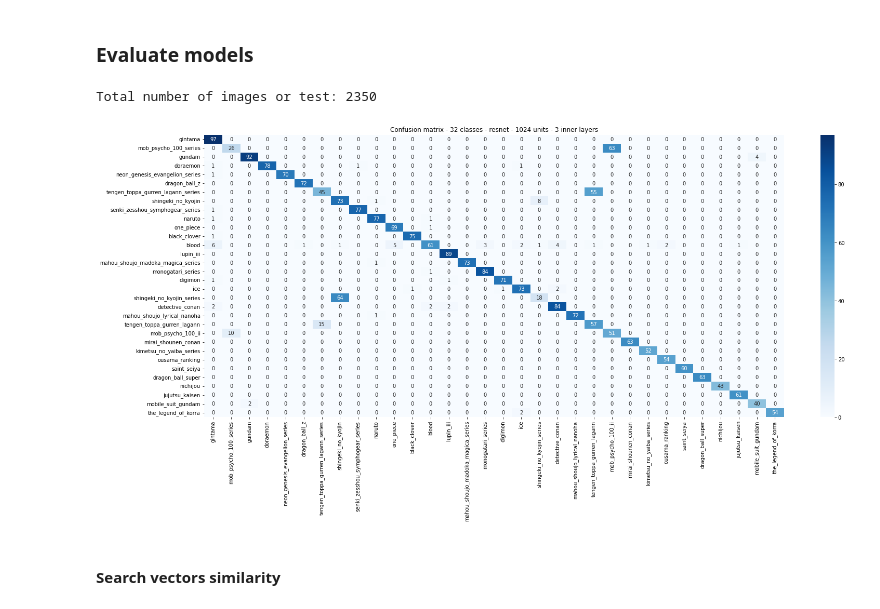
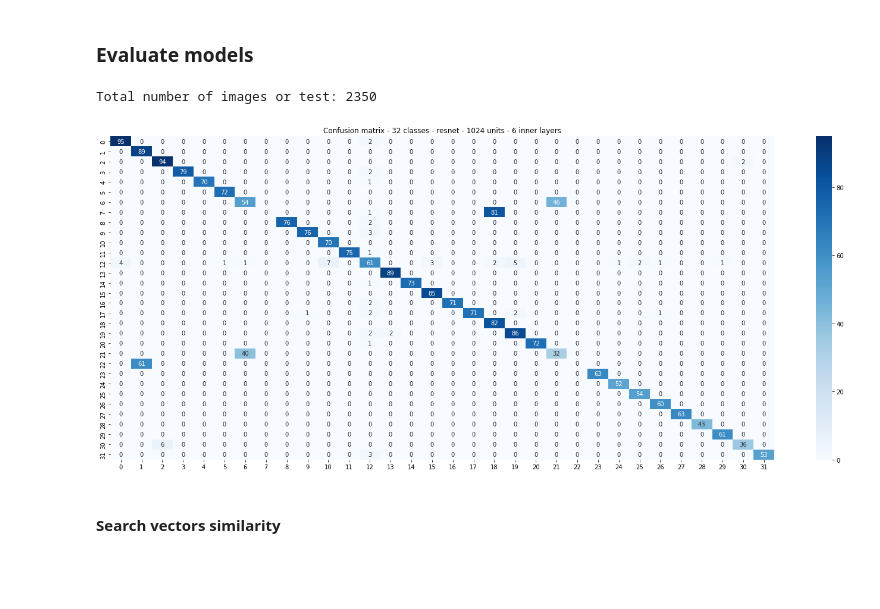
Before and after one commit to enmanuelmag/AnimeClassificator, a Jupyter notebook: tf_model.ipynb, the cells around one changed output. Cells and saved outputs as stored; diff of their text form; code cells hidden in the pictures; blank space fills up the shorter version.

```diff
--- a/tf_model.ipynb
+++ b/tf_model.ipynb
@@ -606,15 +624,16 @@ train(
 # %% [markdown]
 ### Evaluate models
 # %%
-EVA_INNER = 3
+EVA_INNER = 6
 EVA_CLASS = 32
 EVA_UNITS = 1024
 EVA_TYPE  = 'resnet'
+EVA_MODEL_CLASS = 32
 # %%
 class_array_eva = pkl.load(open( f'./data/class_array_{EVA_CLASS}.pkl', 'rb'))
 
 parmas_eval = {
-  'num_classes':  len(class_array_eva),
+  'num_classes':  EVA_MODEL_CLASS,
   'input_shape': (SIZE_IMG, SIZE_IMG, 3),
   'type_extractor': EVA_TYPE,
   'units': EVA_UNITS,
@@ -622,38 +641,38 @@ parmas_eval = {
 }
 model_eva = AnimeClassifier(**parmas_eval)
 model_eva.build(input_shape=(None, *parmas_eval['input_shape']))
-PATH_BEST_EVA = f'./models/{EVA_TYPE}_{EVA_CLASS}class_{EVA_UNITS}_units_{EVA_INNER}.h5'
+PATH_BEST_EVA = f'./models/{EVA_TYPE}_{EVA_MODEL_CLASS}class_{EVA_UNITS}_units_{EVA_INNER}.h5'
 model_eva.load_weights(PATH_BEST_EVA)
 
 TFRECORD_PATH_EVA = f'./data/anime_data_{EVA_CLASS}.tfrecord'
 tf_record_eva = load_tfrecord_dataset(TFRECORD_PATH_EVA, SIZE_IMG)
 
 all_ds_len = sum(1 for _ in tf_record_eva)
 n_train = int(all_ds_len * 0.8)
 n_test = int(all_ds_len * 0.2)
 
 tf_record_eva = tf_record_eva.shuffle(n_train + n_test, seed=SEED)
 tf_record_eva = tf_record_eva.skip(n_train).take(n_test)
 print(f'Total number of images or test: {n_test}')
 tf_record_eva = tf_record_eva.batch(32)
 
 all_preds = []
 all_labels = []
 for images, label in tf_record_eva:
   preds = model_eva.predict(images)
   all_labels.extend(label)
   all_preds.extend(np.argmax(preds, axis=1))
 del tf_record_eva
 
-confusion_matrix= tf.math.confusion_matrix( all_labels, all_preds, num_classes=parmas_eval['num_classes'])
+confusion_matrix= tf.math.confusion_matrix(all_labels, all_preds, num_classes=EVA_CLASS)
 
 plt.figure(figsize=(25, 10))
 plt.title(f'Confusion matrix - {EVA_CLASS} classes - {EVA_TYPE} - {EVA_UNITS} units - {EVA_INNER} inner layers')
-sns.heatmap(confusion_matrix.numpy(), annot=True, cmap='Blues', xticklabels=class_array_eva, yticklabels=class_array_eva)
+sns.heatmap(confusion_matrix.numpy(), annot=True, cmap='Blues')
 plt.savefig(f'./metrics/confusion_matrix_{EVA_CLASS}_{EVA_TYPE}_{EVA_UNITS}_{EVA_INNER}_inner.pdf')
 # %% [output]
 Total number of images or test: 2350
-[figure, old version]
+[figure, new version]
 # %% [markdown]
 #### Search vectors similarity
 # %%
```
Also changed, not shown: parts of 6 cells of this notebook, 1 other file.
